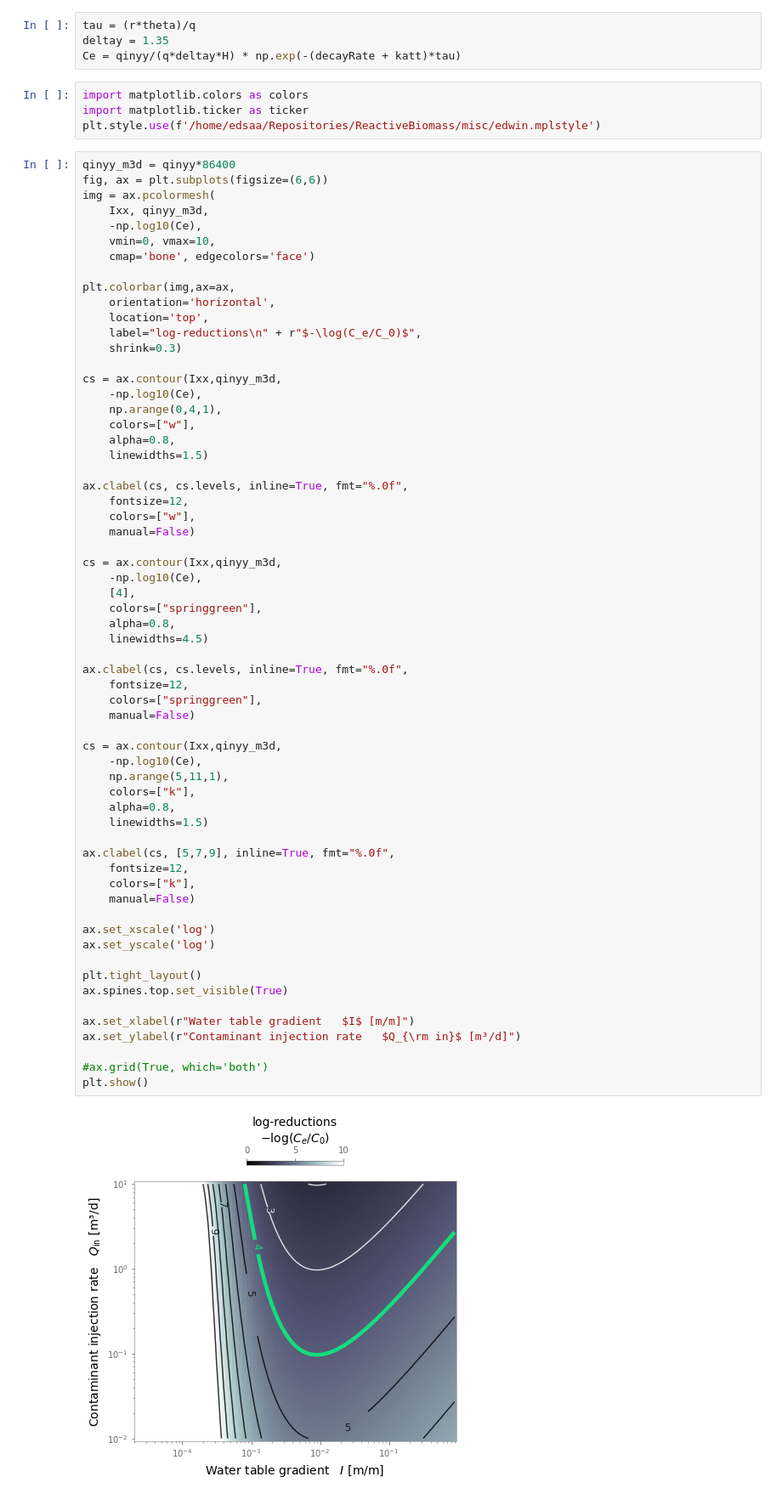
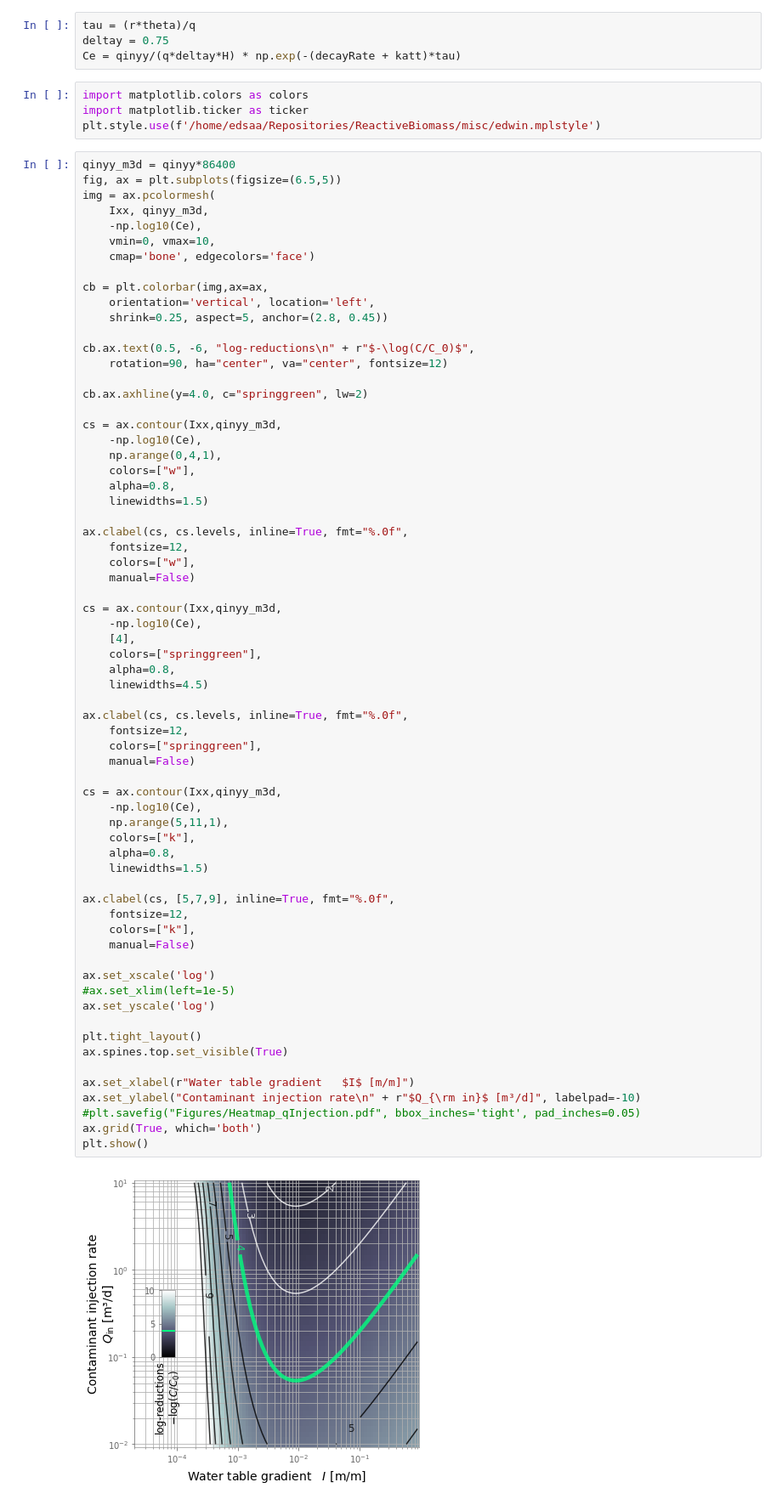
Before and after one commit to edsaac/bioparticle, a Jupyter notebook: notebooks/Concepts/Dec2022Review/Heatmap_qInjection.ipynb, the cells around one changed output. Shown at 85% size. Saved outputs shown, nothing was run; the diff lists cells and outputs as text.

```diff
--- a/notebooks/Concepts/Dec2022Review/Heatmap_qInjection.ipynb
+++ b/notebooks/Concepts/Dec2022Review/Heatmap_qInjection.ipynb
@@ -142,7 +142,7 @@ def katt_dp_dc(dp:np.array, dc:np.array, q:np.array):
 katt = katt_dp_dc(dp,dc,q)
 # %%
 tau = (r*theta)/q
-deltay = 1.35
+deltay = 0.75
 Ce = qinyy/(q*deltay*H) * np.exp(-(decayRate + katt)*tau)
 # %%
 import matplotlib.colors as colors
@@ -150,18 +150,21 @@ import matplotlib.ticker as ticker
 plt.style.use(f'/home/edsaa/Repositories/ReactiveBiomass/misc/edwin.mplstyle')
 # %%
 qinyy_m3d = qinyy*86400
-fig, ax = plt.subplots(figsize=(6,6))
+fig, ax = plt.subplots(figsize=(6.5,5))
 img = ax.pcolormesh(
     Ixx, qinyy_m3d,
     -np.log10(Ce),
     vmin=0, vmax=10,
     cmap='bone', edgecolors='face')
 
-plt.colorbar(img,ax=ax,
-    orientation='horizontal',
-    location='top',
-    label="log-reductions\n" + r"$-\log(C_e/C_0)$",
-    shrink=0.3)
+cb = plt.colorbar(img,ax=ax,
+    orientation='vertical', location='left',
+    shrink=0.25, aspect=5, anchor=(2.8, 0.45))
+
+cb.ax.text(0.5, -6, "log-reductions\n" + r"$-\log(C/C_0)$",
+    rotation=90, ha="center", va="center", fontsize=12)
+
+cb.ax.axhline(y=4.0, c="springgreen", lw=2)
 
 cs = ax.contour(Ixx,qinyy_m3d,
     -np.log10(Ce),
@@ -181,34 +184,35 @@ cs = ax.contour(Ixx,qinyy_m3d,
     colors=["springgreen"],
     alpha=0.8,
     linewidths=4.5)
 
 ax.clabel(cs, cs.levels, inline=True, fmt="%.0f",
     fontsize=12,
     colors=["springgreen"],
     manual=False)
 
 cs = ax.contour(Ixx,qinyy_m3d,
     -np.log10(Ce),
     np.arange(5,11,1),
     colors=["k"],
     alpha=0.8,
     linewidths=1.5)
 
 ax.clabel(cs, [5,7,9], inline=True, fmt="%.0f",
     fontsize=12,
     colors=["k"],
     manual=False)
 
 ax.set_xscale('log')
+#ax.set_xlim(left=1e-5)
 ax.set_yscale('log')
 
 plt.tight_layout()
 ax.spines.top.set_visible(True)
 
 ax.set_xlabel(r"Water table gradient   $I$ [m/m]")
-ax.set_ylabel(r"Contaminant injection rate   $Q_{\rm in}$ [m³/d]")
-
-#ax.grid(True, which='both')
+ax.set_ylabel("Contaminant injection rate\n" + r"$Q_{\rm in}$ [m³/d]", labelpad=-10)
+#plt.savefig("Figures/Heatmap_qInjection.pdf", bbox_inches='tight', pad_inches=0.05)
+ax.grid(True, which='both')
 plt.show()
 # %% [output]
-[figure, old version]
+[figure, new version]
```
Also changed, not shown: 10 other files.
